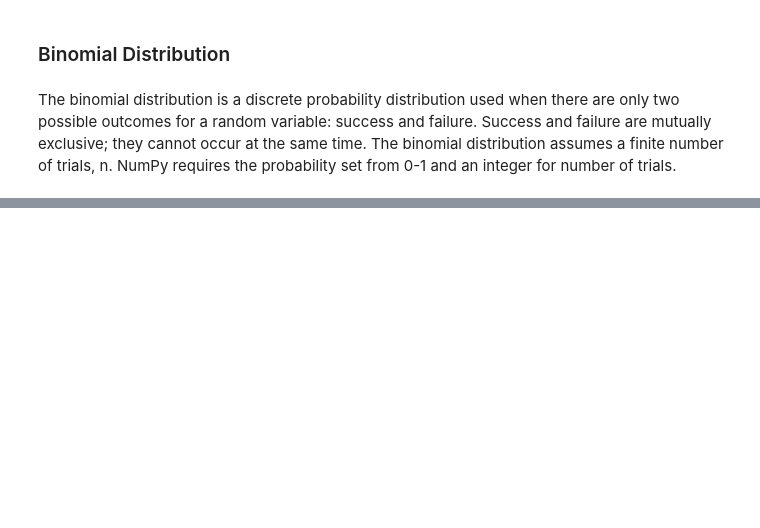
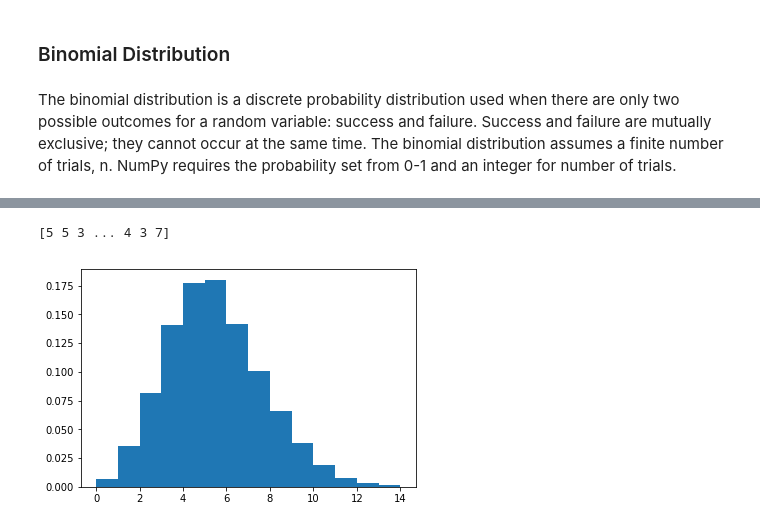
Before and after one commit to andreroche/numpy-random, a Jupyter notebook: numpy.random exploration.ipynb, the cells around one changed output, grey strips where cells are left out. Drawn from its saved outputs; the diff is of its cells as text; code cells hidden in the pictures; blank space fills up the shorter version.

```diff
--- a/numpy.random exploration.ipynb
+++ b/numpy.random exploration.ipynb
@@ -351,0 +392,10 @@ probability of that happening is 10.54
+# %%
+s = np.random.poisson(5,10000)
+
+print(s)
+
+count, bins, ignored = plt.hist(s, 14, density=True)
+plt.show()
+# %% [output]
+[5 5 3 ... 4 3 7]
+[figure, added]
```
Also changed, not shown: parts of 26 cells of this notebook.
